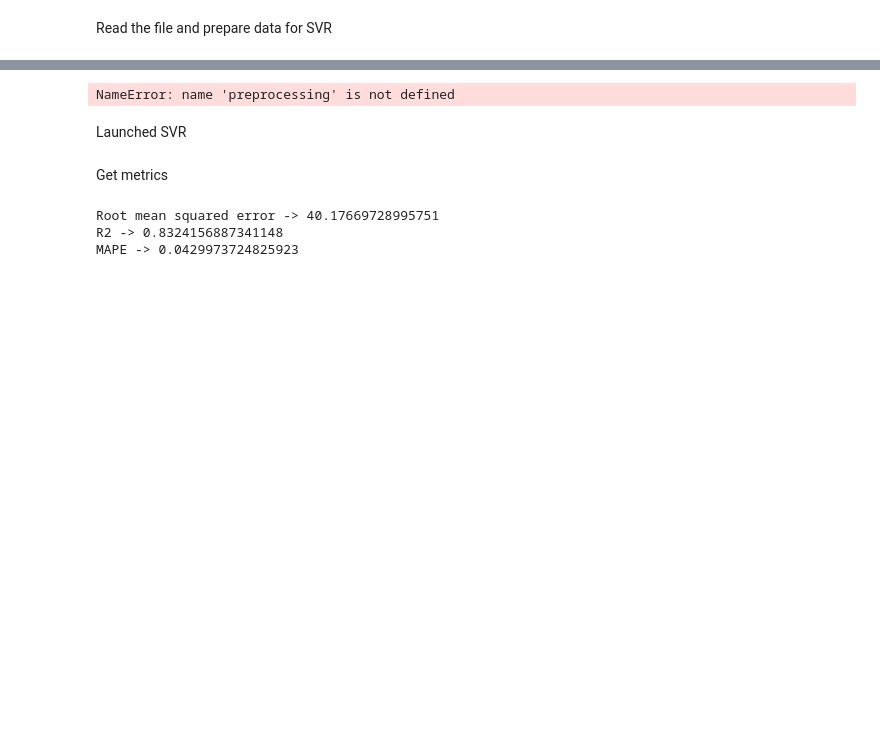
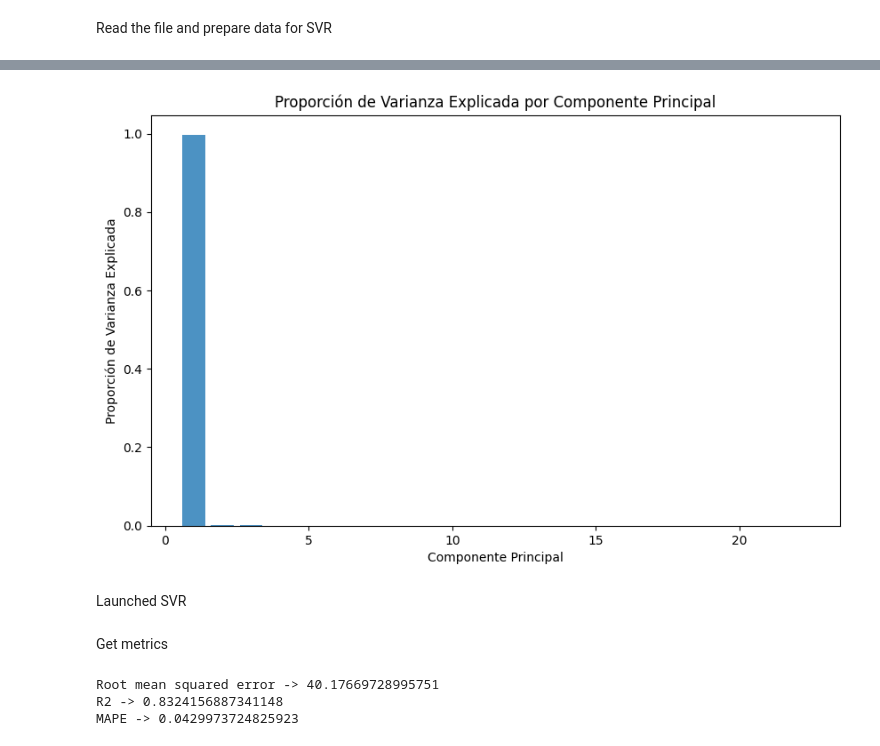
Before and after one commit to carlosmorenophd/machine_phen, a Jupyter notebook: app/notebooks/phen/pca/phenotypic/svr/pca_phenotypic_lineal.ipynb, the cells around one changed output, grey strips where cells are left out. Saved outputs shown, nothing was run; the diff lists cells and outputs as text; code cells hidden in the pictures; blank space fills up the shorter version.

```diff
--- a/app/notebooks/phen/pca/phenotypic/svr/pca_phenotypic_lineal.ipynb
+++ b/app/notebooks/phen/pca/phenotypic/svr/pca_phenotypic_lineal.ipynb
@@ -31,8 +31,10 @@ preprocessing.build_train_and_test()
 # %%
 pca = preprocessing.get_pca()
 pca.graph_scores()
+pca.graph_influence()
+pca.graph_projection()
 # %% [output]
-NameError: name 'preprocessing' is not defined
+[figure, added]
 # %% [markdown]
 Launched SVR
 # %%
```
Also changed, not shown: parts of 1 cell of this notebook, 2 other files.
